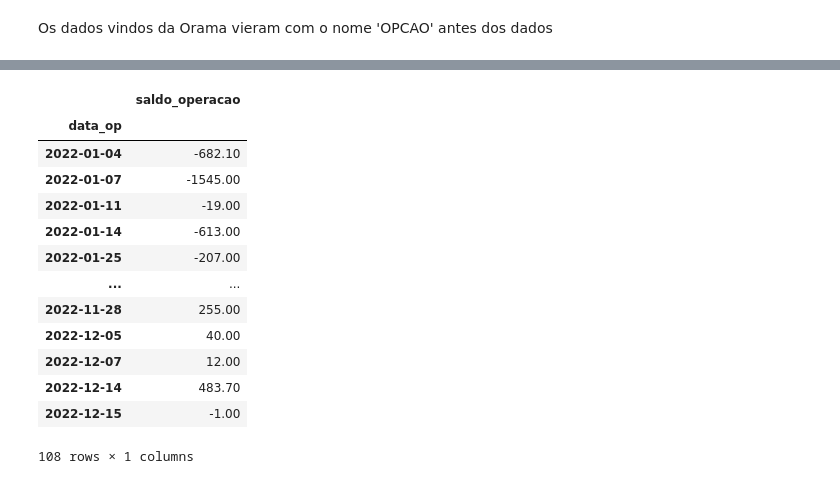
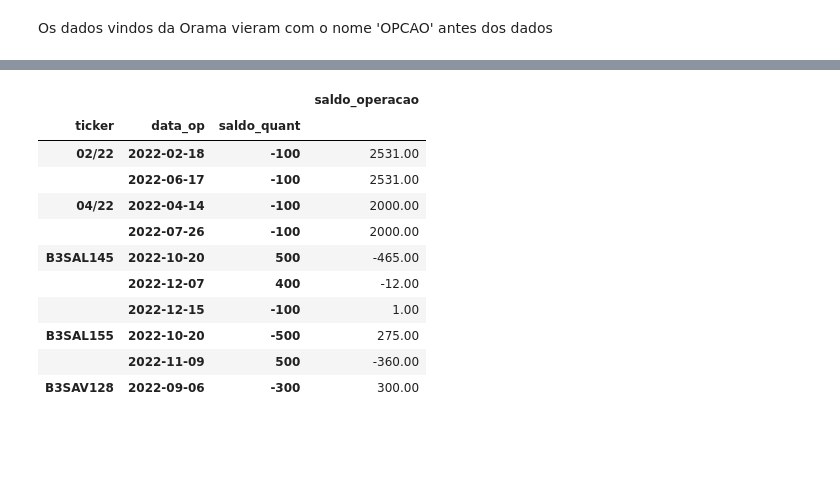
Before and after one commit to Mateus-cpa/Portfolio, a Jupyter notebook: leitura-de-nota-de-corretagem.ipynb, the cells around one changed output, grey strips where cells are left out. Cells and saved outputs as stored; diff of their text form; code cells hidden in the pictures; blank space fills up the shorter version.

```diff
--- a/leitura-de-nota-de-corretagem.ipynb
+++ b/leitura-de-nota-de-corretagem.ipynb
@@ -250,6 +272,10 @@ notas[['acao2','ticker','vencimento_opcao','tipo_opcao','quant','preco_unitario'
 # %%
 notas['saldo_operacao'] = notas.tipo_transac2
-notas['saldo_operacao'] = notas['saldo_operacao'].apply(lambda x: 1 if str(x) == 'compra' else -1)
+notas['saldo_operacao'] = notas['saldo_operacao'].apply(lambda x: -1 if str(x) == 'compra' else 1)
 notas['saldo_operacao'] = notas['saldo_operacao'] * notas['total_operacao']
-notas[['tipo_transac2','quant','preco_unitario','saldo_operacao']]
+notas['saldo_quant'] = notas.tipo_transac2
+notas['saldo_quant'] = notas['saldo_quant'].apply(lambda x: 1 if str(x) == 'compra' else -1)
+notas['saldo_quant'] = notas['saldo_quant'] * notas['quant']
+
+notas[['tipo_transac2','quant','saldo_quant','preco_unitario','saldo_operacao']]
 # %% [output]
@@ -284,17 +295,15 @@ Name: saldo_operacao, Length: 325, dtype: object>
 # %%
-notas[['data_op','saldo_operacao']].groupby(['data_op']).sum()
+notas[['data_op','ticker','saldo_quant','saldo_operacao']].groupby(['ticker','data_op','saldo_quant']).agg('sum').head(10)
 # %% [output]
-|  | saldo_operacao |
-| data_op |  |
-| 2022-01-04 | -682.10 |
-| 2022-01-07 | -1545.00 |
-| 2022-01-11 | -19.00 |
-| 2022-01-14 | -613.00 |
-| 2022-01-25 | -207.00 |
-| ... | ... |
-| 2022-11-28 | 255.00 |
-| 2022-12-05 | 40.00 |
-| 2022-12-07 | 12.00 |
-| 2022-12-14 | 483.70 |
-| 2022-12-15 | -1.00 |
+|  |  |  | saldo_operacao |
+| ticker | data_op | saldo_quant |  |
+| 02/22 | 2022-02-18 | -100 | 2531.00 |
+|  | 2022-06-17 | -100 | 2531.00 |
+| 04/22 | 2022-04-14 | -100 | 2000.00 |
+|  | 2022-07-26 | -100 | 2000.00 |
+| B3SAL145 | 2022-10-20 | 500 | -465.00 |
+|  | 2022-12-07 | 400 | -12.00 |
+|  | 2022-12-15 | -100 | 1.00 |
+| B3SAL155 | 2022-10-20 | -500 | 275.00 |
+|  | 2022-11-09 | 500 | -360.00 |
+| B3SAV128 | 2022-09-06 | -300 | 300.00 |
-108 rows × 1 columns
```
Also changed, not shown: parts of 14 cells of this notebook.
